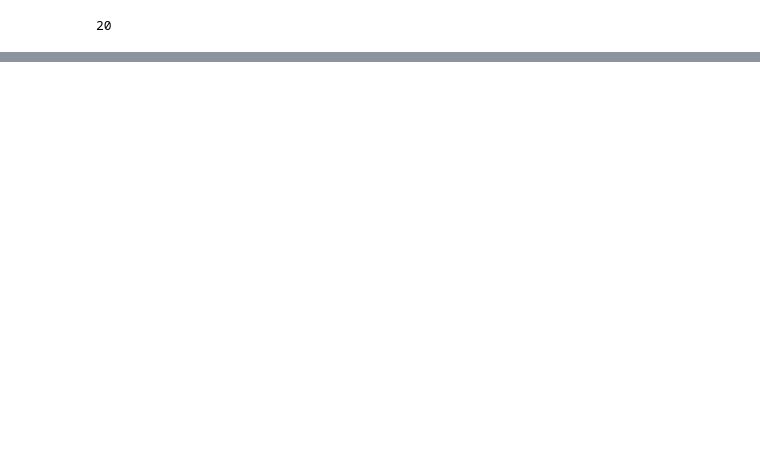
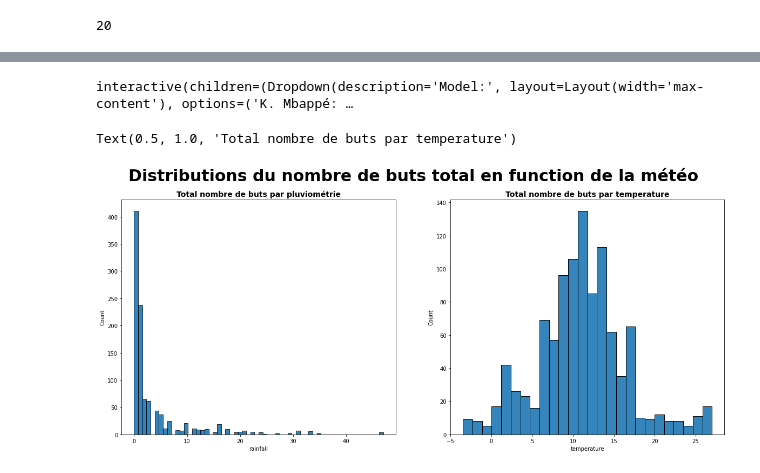
Before and after one commit to rolandina/foot-meteo, a Jupyter notebook: project_with_weather_from_csv/Requêtes.ipynb, the cells around one changed output, grey strips where cells are left out. Cells and saved outputs as stored; diff of their text form; code cells hidden in the pictures; blank space fills up the shorter version.

```diff
--- a/project_with_weather_from_csv/Requêtes.ipynb
+++ b/project_with_weather_from_csv/Requêtes.ipynb
@@ -227,0 +215,6 @@ df3['buts'][df3['last_name'] == 'M. Depay'].sum()
+# %%
+player_meteo = data2.copy()
+player_meteo = player_meteo.rename(columns = {"match_id": "id"})
+player_meteo = player_meteo.drop(['buts'], axis = 1)
+player_meteo["player-club"] = player_meteo.last_name + ': ' + player_meteo.city
+player_meteo["is_rain"] = [True if mm>1 else False for mm in player_meteo['rainfall']]
@@ -227,0 +248,33 @@ df3['buts'][df3['last_name'] == 'M. Depay'].sum()
+# %%
+w = interactive(plot_player_goals_meteo, player =
+                        widgets.Dropdown(
+                        options=players_list,
+                        value=players_list[0],
+                        layout={'width': 'max-content'},
+                        description='Model:',)  )
+display(w)
+# %% [output]
+interactive(children=(Dropdown(description='Model:', layout=Layout(width='max-content'), options=('K. Mbappé: …
+# %%
+# total numbre de buts par pluvoimetrie
+fig, ax = plt.subplots(1, 2, figsize=(20, 8))
+sns.histplot(data = player_meteo,
+                x = 'rainfall',
+                alpha = 0.9, ax = ax[0])
+# totlal numbre de buts par temperature
+sns.histplot(data = player_meteo,
+                x = 'temperature',
+                alpha = 0.9,
+            ax = ax[1])
+
+plt.suptitle(f'Distributions du nombre de buts total en function de la météo', fontsize = 30, fontweight = 'bold')
+
+ax[0].set_title(f"Total nombre de buts par pluviométrie",
+                fontsize=14,
+                fontweight='bold')
+ax[1].set_title(f"Total nombre de buts par temperature",
+                fontsize=14,
+                fontweight='bold')
+# %% [output]
+Text(0.5, 1.0, 'Total nombre de buts par temperature')
+[figure, added]
```
Also changed, not shown: parts of 19 cells of this notebook.
